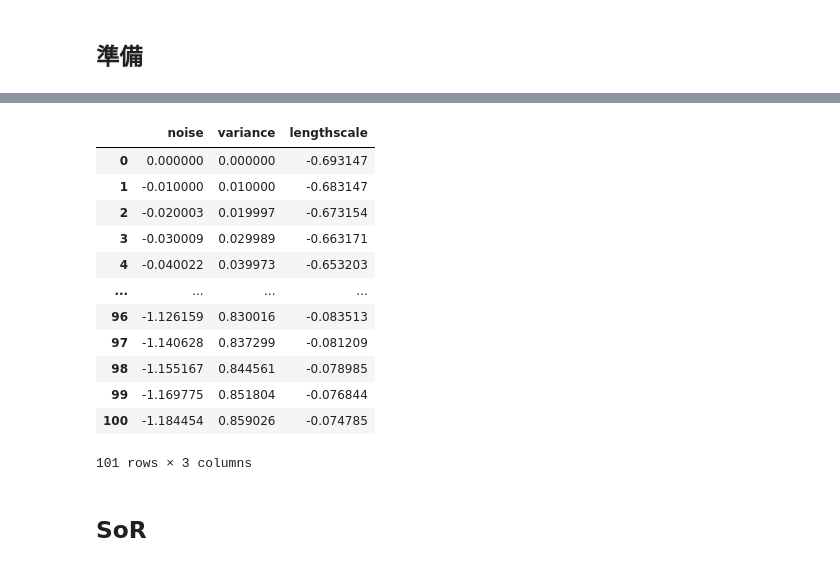
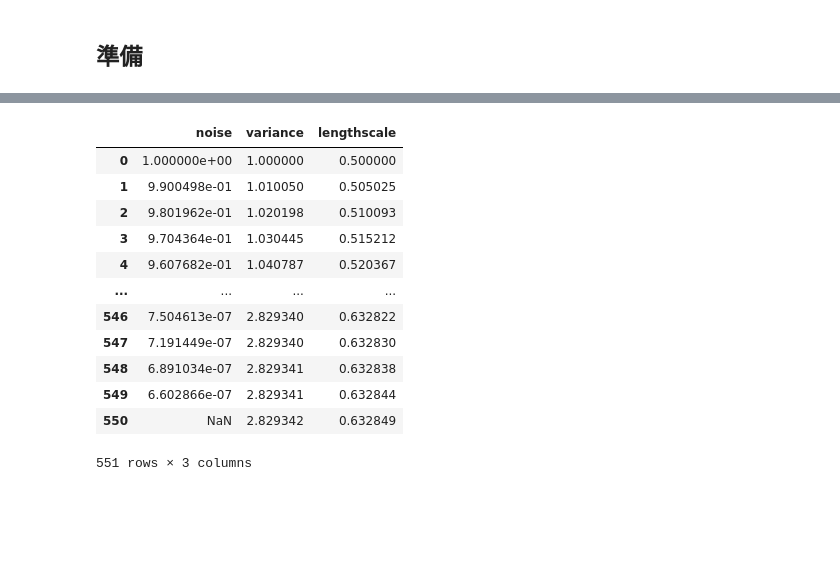
Before and after one commit to k-onoue/sgpr, a Jupyter notebook: experiment_4.ipynb, the cells around one changed output, grey strips where cells are left out. Drawn from its saved outputs; the diff is of its cells as text; code cells hidden in the pictures; blank space fills up the shorter version.

```diff
--- a/experiment_4.ipynb
+++ b/experiment_4.ipynb
@@ -90,3 +66,0 @@ def visualize(X, y, X_pred, f, mean, cov, p_inputs=None, title=""):
-# %%
-f = Latent_Function(noise_level=0.2).f
-X, y, X_pred = make_data(f)
@@ -122,0 +67,23 @@ opt_iter: 100/100
+# %%
+import torch
+import matplotlib.pyplot as plt
+
+X_normal = torch.randn(25) * 0.5 + 2
+X_normal = torch.clip(X_normal, 0, 5)
+X_exponential = torch.exp(torch.randn(25))
+X_combined = torch.cat([X_normal, X_exponential])
+X_min = X_combined.min()
+X_max = X_combined.max()
+
+# スケーリング
+scaled_X = (X_combined - X_min) / (X_max - X_min) * 10
+
+X, _ = torch.sort(scaled_X)
+generated_X = X.reshape(-1, 1)
+
+plt.hist(X.numpy(), bins=20, color='blue', alpha=0.7, label='Generated Data')
+plt.xlabel('X Values')
+plt.ylabel('Frequency')
+plt.title('Distribution of Scaled Generated Data (0 to 10)')
+plt.legend()
+plt.show()
@@ -123,18 +197,16 @@ opt_iter: 100/100
 # %%
-model1.make_params_df()
+model.make_params_df()
 # %% [output]
 |  | noise | variance | lengthscale |
-| 0 | 0.000000 | 0.000000 | -0.693147 |
-| 1 | -0.010000 | 0.010000 | -0.683147 |
-| 2 | -0.020003 | 0.019997 | -0.673154 |
-| 3 | -0.030009 | 0.029989 | -0.663171 |
-| 4 | -0.040022 | 0.039973 | -0.653203 |
+| 0 | 1.000000e+00 | 1.000000 | 0.500000 |
+| 1 | 9.900498e-01 | 1.010050 | 0.505025 |
+| 2 | 9.801962e-01 | 1.020198 | 0.510093 |
+| 3 | 9.704364e-01 | 1.030445 | 0.515212 |
+| 4 | 9.607682e-01 | 1.040787 | 0.520367 |
 | ... | ... | ... | ... |
-| 96 | -1.126159 | 0.830016 | -0.083513 |
-| 97 | -1.140628 | 0.837299 | -0.081209 |
-| 98 | -1.155167 | 0.844561 | -0.078985 |
-| 99 | -1.169775 | 0.851804 | -0.076844 |
-| 100 | -1.184454 | 0.859026 | -0.074785 |
+| 546 | 7.504613e-07 | 2.829340 | 0.632822 |
+| 547 | 7.191449e-07 | 2.829340 | 0.632830 |
+| 548 | 6.891034e-07 | 2.829341 | 0.632838 |
+| 549 | 6.602866e-07 | 2.829341 | 0.632844 |
+| 550 | NaN | 2.829342 | 0.632849 |
-101 rows × 3 columns
+551 rows × 3 columns
-# %% [markdown]
-## SoR
```
Also changed, not shown: parts of 21 cells of this notebook, 5 other files.
